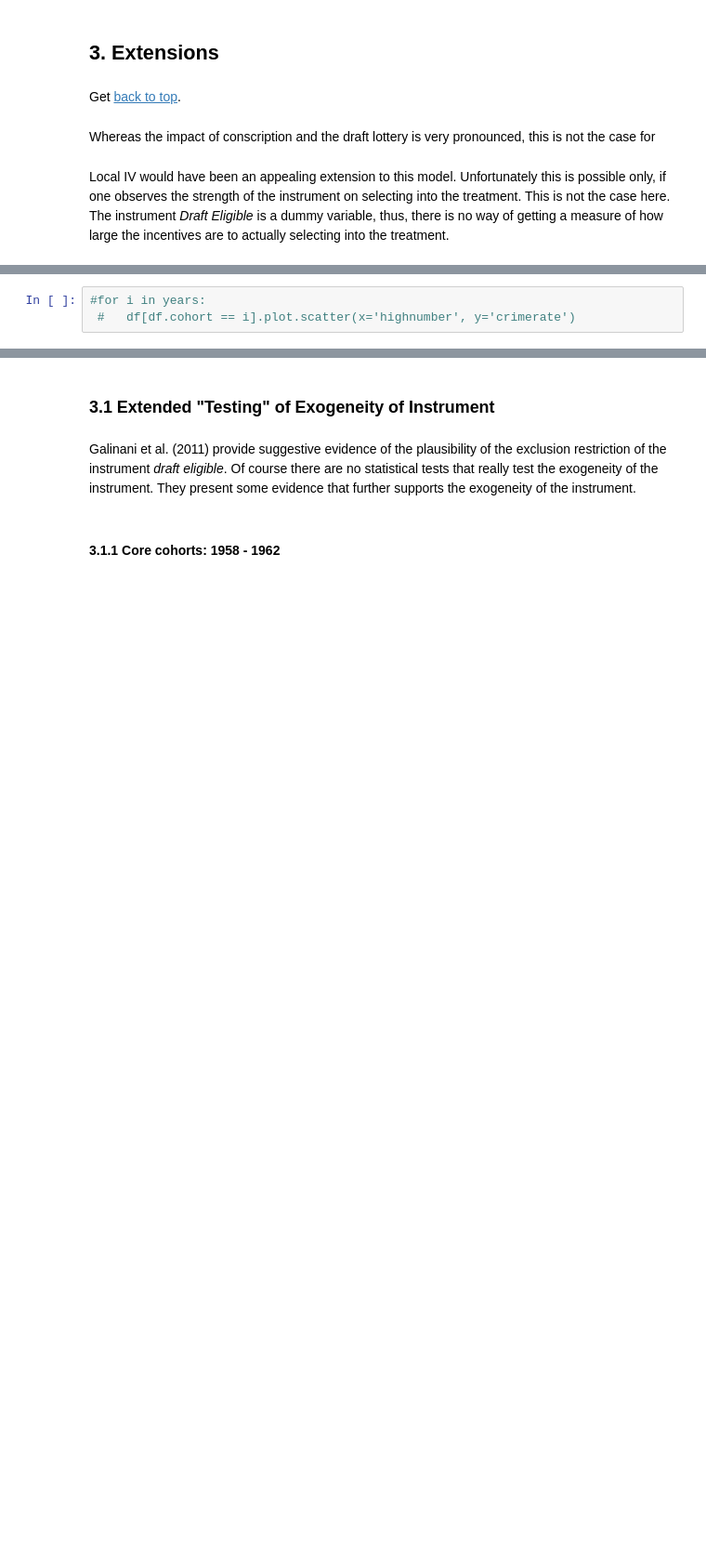
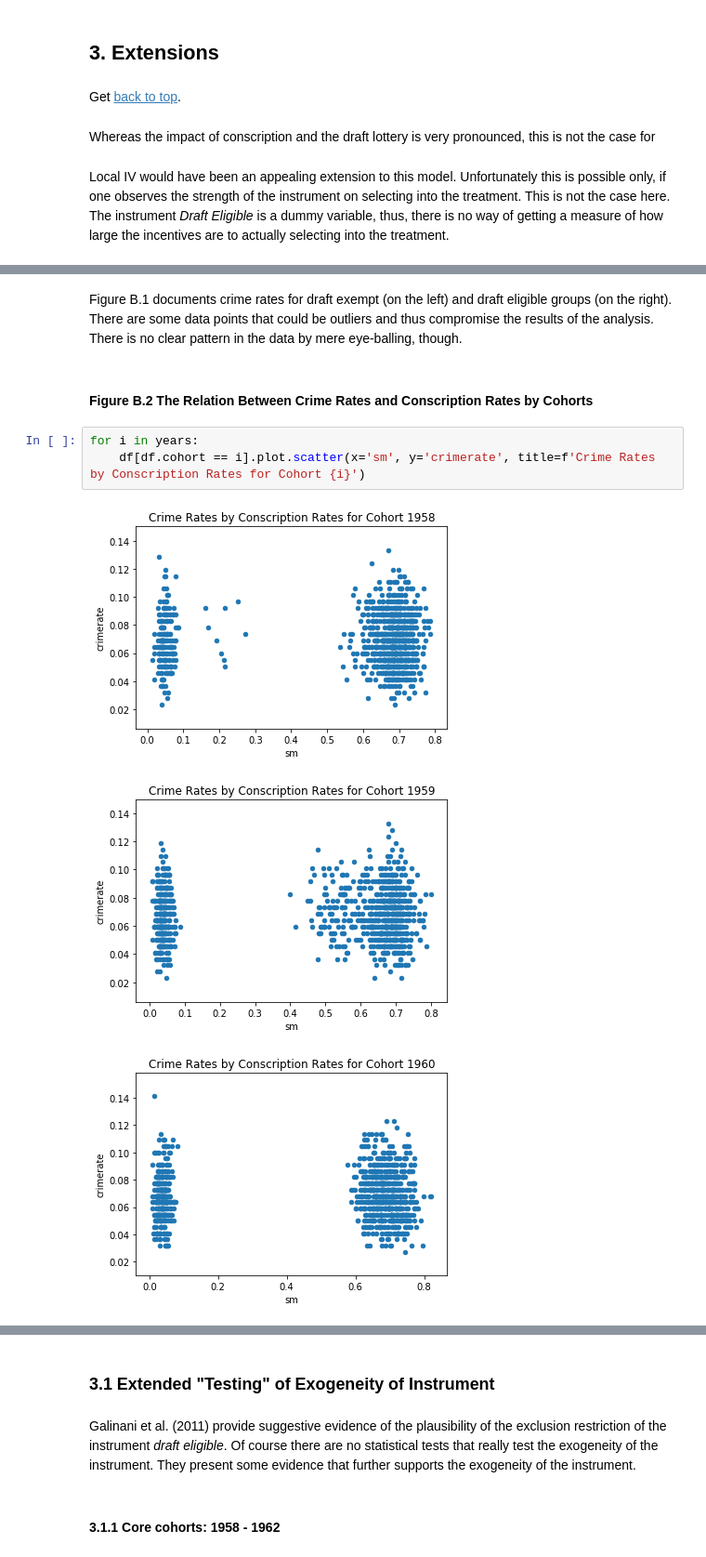
Before and after one commit to bhmueller/microeconometrics-course-project-bhmueller, a Jupyter notebook: replication_conscription_crime.ipynb, the cells around one changed output, grey strips where cells are left out. Shown: that part at 93% size. Cells and saved outputs as stored; diff of their text form; blank space fills up the shorter version.

```diff
--- a/replication_conscription_crime.ipynb
+++ b/replication_conscription_crime.ipynb
@@ -523,3 +510,11 @@ years = list(range(1958, 1963, 1))
+# %% [markdown]
+Figure B.1 documents crime rates for draft exempt (on the left) and draft eligible groups (on the right). There are some data points that could be outliers and thus compromise the results of the analysis. There is no clear pattern in the data by mere eye-balling, though.
+# %% [markdown]
+#### Figure B.2 The Relation Between Crime Rates and Conscription Rates by Cohorts
 # %%
-#for i in years:
- #   df[df.cohort == i].plot.scatter(x='highnumber', y='crimerate')
+for i in years:
+    df[df.cohort == i].plot.scatter(x='sm', y='crimerate', title=f'Crime Rates by Conscription Rates for Cohort {i}')
+# %% [output]
+[figure, added]
+[figure, added]
+[figure, added]
```
Also changed, not shown: parts of 55 cells of this notebook, 1 other file.
